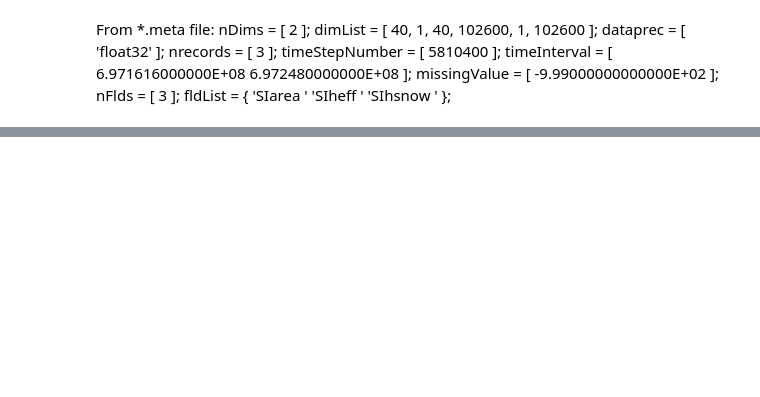
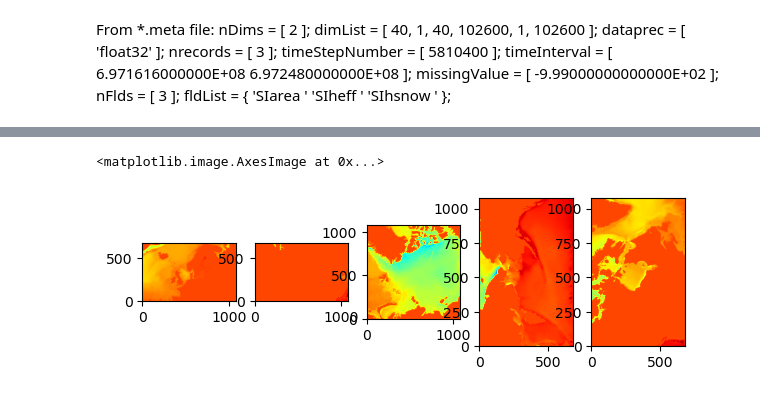
Before and after one commit to ifenty/SASSIE_downscale_ecco_v5, a Jupyter notebook: 01_open and read file.ipynb, the cells around one changed output, grey strips where cells are left out. Saved outputs shown, nothing was run; the diff lists cells and outputs as text; code cells hidden in the pictures; blank space fills up the shorter version.

```diff
--- a/01_open and read file.ipynb
+++ b/01_open and read file.ipynb
@@ -37,0 +270,22 @@ array([0., 0., 0., ..., 0., 0., 0.], dtype='>f4')
+# %%
+etan_faces     = sassie_n1_compact_to_faces(ocean_compact[0,:,:])
+phibot_faces   = sassie_n1_compact_to_faces(ocean_compact[1,:,:])
+SIceload_faces = sassie_n1_compact_to_faces(ocean_compact[2,:,:])
+
+SIarea_faces  = sassie_n1_compact_to_faces(seaice_compact[0,:,:])
+SIheff_faces  = sassie_n1_compact_to_faces(seaice_compact[1,:,:])
+SIhsnow_faces = sassie_n1_compact_to_faces(seaice_compact[2,:,:])
+# %%
+# replot
+fig,axs = plt.subplots(1,5, figsize=[7,6])
+axs[0].imshow(etan_faces[1], origin='lower', cmap='jet', vmin=-5, vmax=1)
+axs[1].imshow(etan_faces[2], origin='lower', cmap='jet', vmin=-5, vmax=1)
+axs[2].imshow(etan_faces[3], origin='lower', cmap='jet', vmin=-5, vmax=1)
+axs[3].imshow(etan_faces[4], origin='lower', cmap='jet', vmin=-5, vmax=1)
+axs[4].imshow(etan_faces[5], origin='lower', cmap='jet', vmin=-5, vmax=1)
+
+# for ax in axs:
+#     ax.invert_yaxis()
+# %% [output]
+<matplotlib.image.AxesImage at 0x...>
+[figure, added]
```
Also changed, not shown: parts of 35 cells of this notebook.
